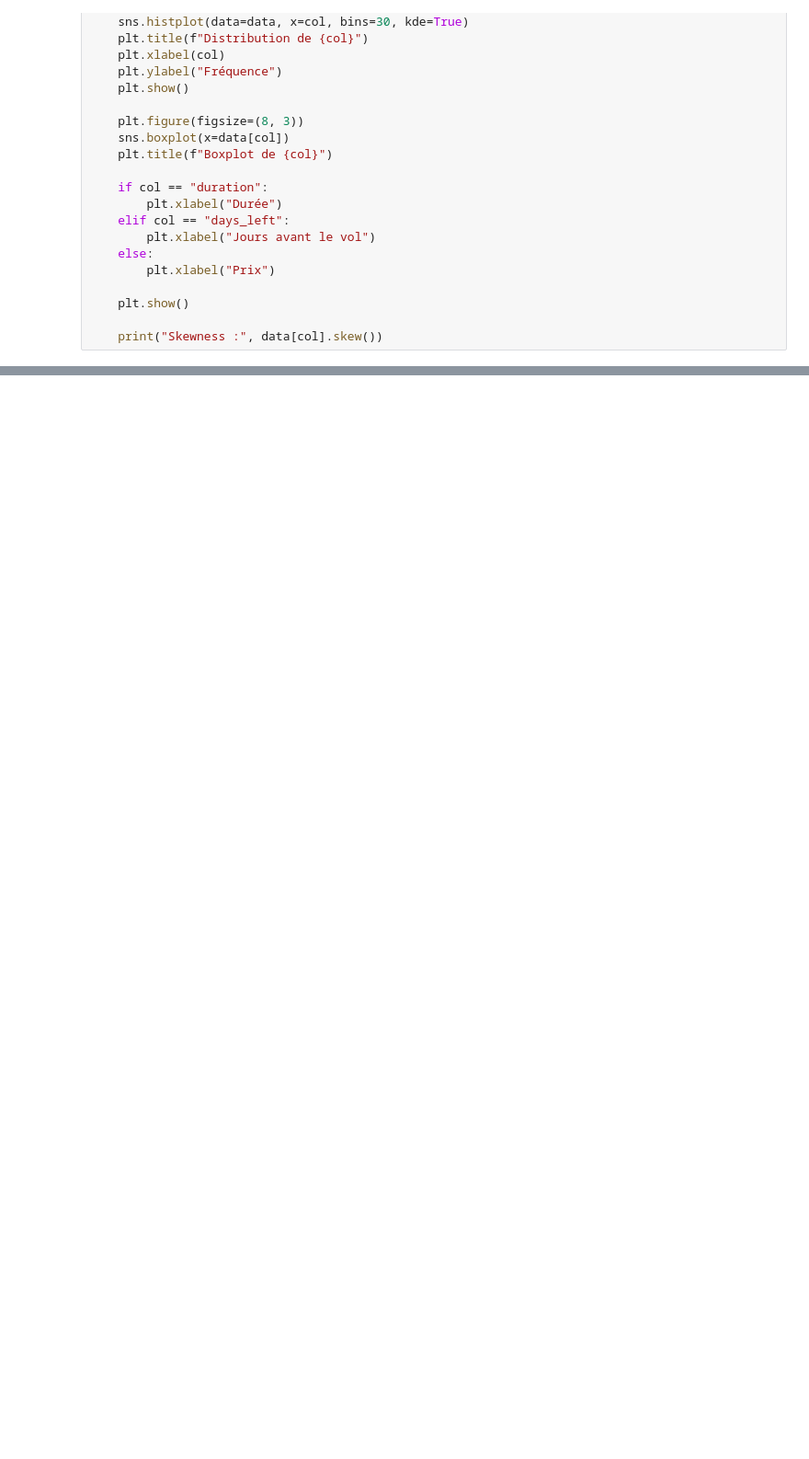
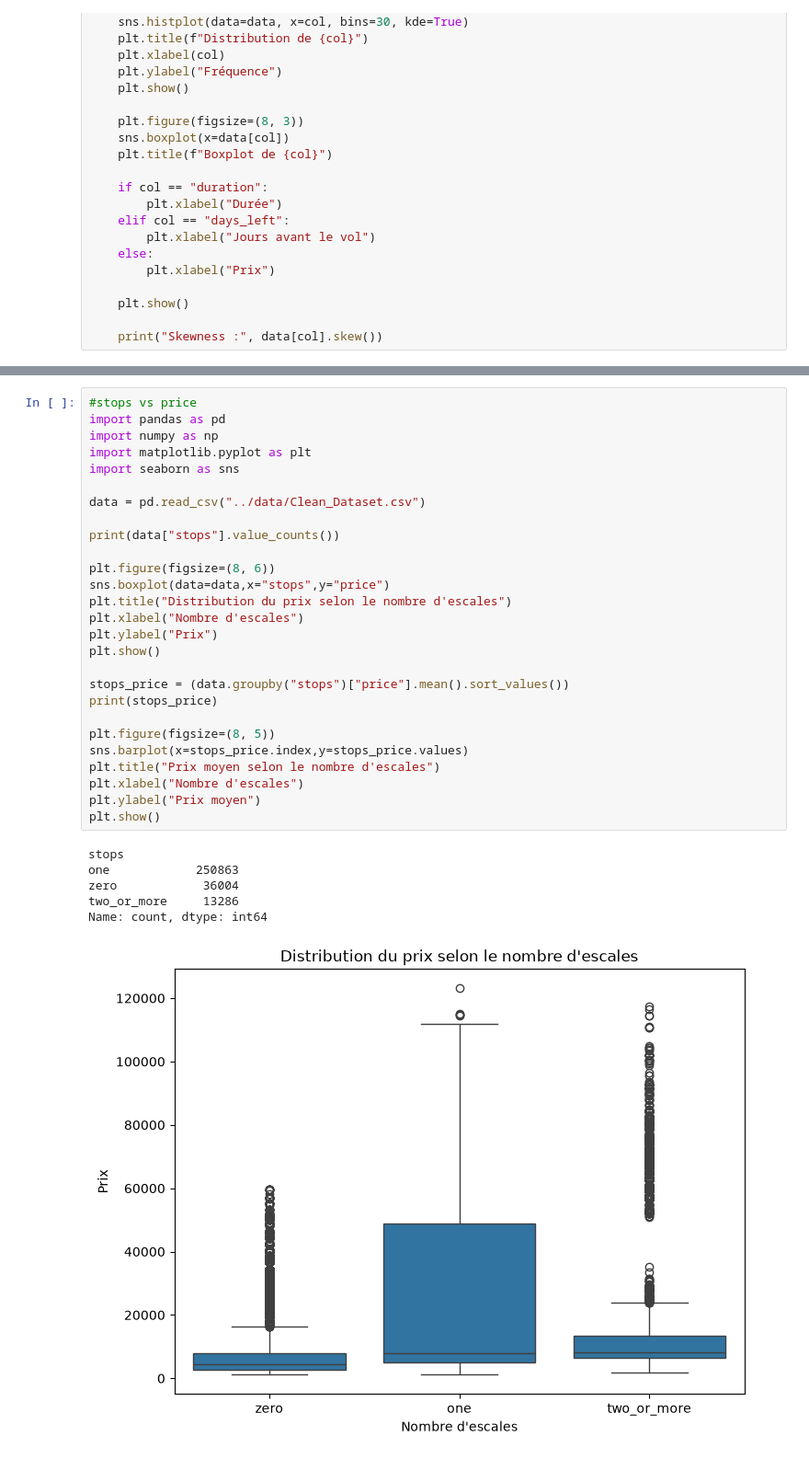
Before and after one commit to RihabMhd/Machine-Learning-Pr-diction-du-prix-des-billets-d-avion, a Jupyter notebook: notebooks/flight_price_prediction.ipynb, the cells around one changed output, grey strips where cells are left out. Shown at 92% size. Cells and saved outputs as stored; diff of their text form; blank space fills up the shorter version.

```diff
--- a/notebooks/flight_price_prediction.ipynb
+++ b/notebooks/flight_price_prediction.ipynb
@@ -133,0 +191,34 @@ for col in continue_variables:
+# %%
+#stops vs price
+import pandas as pd
+import numpy as np
+import matplotlib.pyplot as plt
+import seaborn as sns
+
+data = pd.read_csv("../data/Clean_Dataset.csv")
+
+print(data["stops"].value_counts())
+
+plt.figure(figsize=(8, 6))
+sns.boxplot(data=data,x="stops",y="price")
+plt.title("Distribution du prix selon le nombre d'escales")
+plt.xlabel("Nombre d'escales")
+plt.ylabel("Prix")
+plt.show()
+
+stops_price = (data.groupby("stops")["price"].mean().sort_values())
+print(stops_price)
+
+plt.figure(figsize=(8, 5))
+sns.barplot(x=stops_price.index,y=stops_price.values)
+plt.title("Prix moyen selon le nombre d'escales")
+plt.xlabel("Nombre d'escales")
+plt.ylabel("Prix moyen")
+plt.show()
+# %% [output]
+stops
+one            250863
+zero            36004
+two_or_more     13286
+Name: count, dtype: int64
+[figure, added]
```
Also changed, not shown: parts of 6 cells of this notebook.
